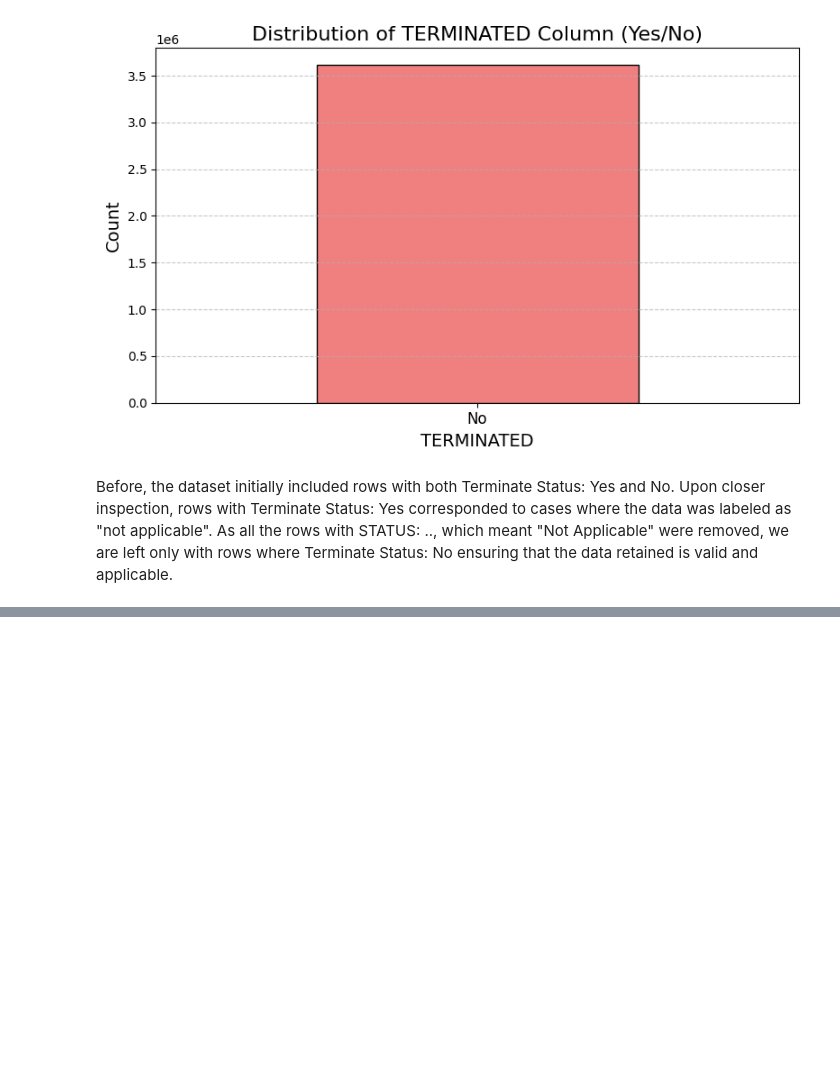
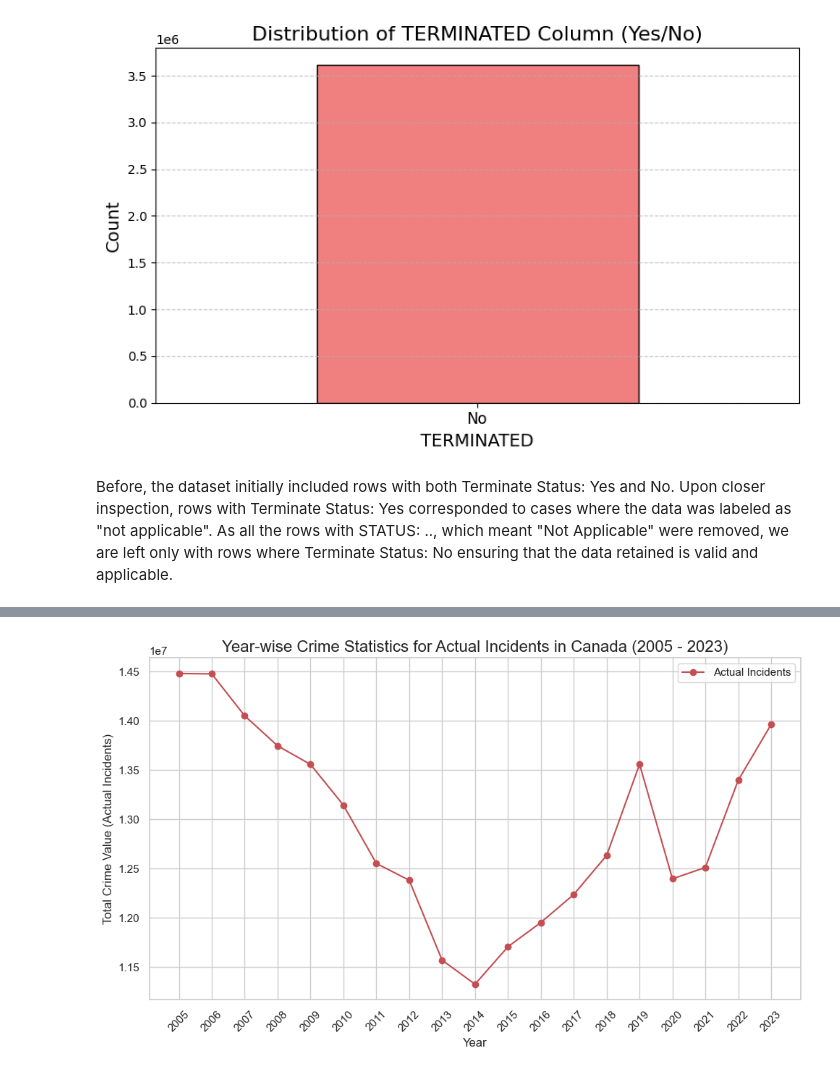
Before and after one commit to swekriti12/Crime-Statistics, a Jupyter notebook: Crime Statistics.ipynb, the cells around one changed output, grey strips where cells are left out. Drawn from its saved outputs; the diff is of its cells as text; code cells hidden in the pictures; blank space fills up the shorter version.

Commit message:
Segmenting Crime Data into National, Provincial, and City Level Breakdown

```diff
--- a/Crime Statistics.ipynb
+++ b/Crime Statistics.ipynb
@@ -1147,0 +895,3 @@ plotlyBarPlot(data_grouped, 'Province', 'VALUE', 'Province', 'Number of Violatio
+# %%
+#Extracting only national-level crime data
+NationalLevelCrime = Crime_Statistics[Crime_Statistics['GEO'] == "Canada"].copy()
@@ -1147,0 +913,4 @@ plotlyBarPlot(data_grouped, 'Province', 'VALUE', 'Province', 'Number of Violatio
+# %%
+#Filtering "Actual incidents" and grouping by Year
+NationalLevelActualIncidents = NationalLevelCrime[NationalLevelCrime['Statistics'] == "Actual incidents"] \
+    .groupby('Year')['VALUE'].sum().reset_index()
@@ -1147,0 +939,21 @@ plotlyBarPlot(data_grouped, 'Province', 'VALUE', 'Province', 'Number of Violatio
+# %%
+#Showing the trend over year from 2005 to 2023
+#Setting plot style
+sns.set(style="whitegrid")
+
+#Plotting the crime data for Actual incidents
+plt.figure(figsize=(10,6))
+plt.plot(NationalLevelActualIncidents['Year'], NationalLevelActualIncidents['VALUE'], marker='o', linestyle='-', color='r', label='Actual Incidents')
+
+#Adding titles and labels
+plt.title('Year-wise Crime Statistics for Actual Incidents in Canada (2005 - 2023)', fontsize=16)
+plt.xlabel('Year', fontsize=12)
+plt.ylabel('Total Crime Value (Actual Incidents)', fontsize=12)
+plt.xticks(NationalLevelActualIncidents['Year'], rotation=45)
+plt.tight_layout()
+
+#Showing the plot
+plt.legend()
+plt.show()
+# %% [output]
+[figure, added]
```
Also changed, not shown: parts of 67 cells of this notebook, 1 other file.
